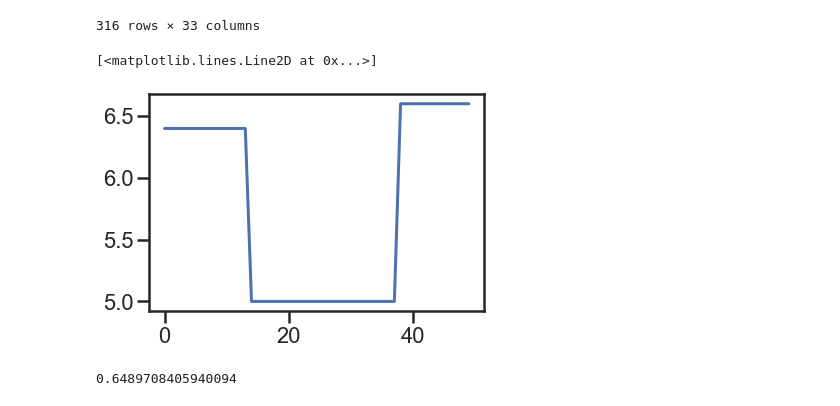
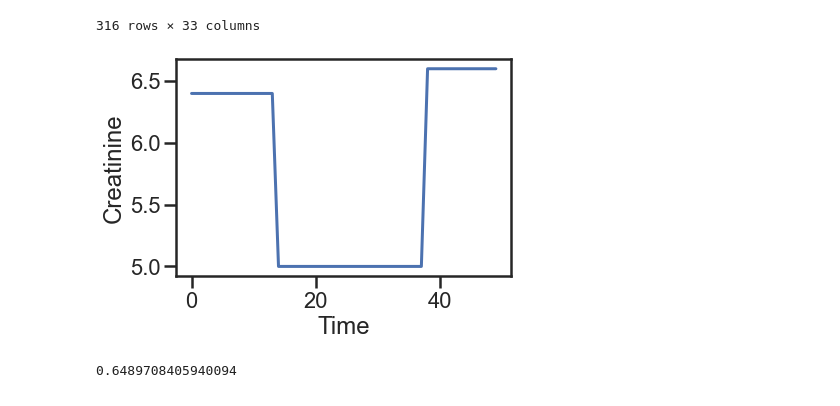
Before and after one commit to Hans0124SG/SPH6004_assignment2, a Jupyter notebook: MengXin.ipynb, the cells around one changed output. Cells and saved outputs as stored; diff of their text form; code cells hidden in the pictures.

```diff
--- a/MengXin.ipynb
+++ b/MengXin.ipynb
@@ -253,9 +363,9 @@ for w in range(49):
         patient_rolling['real_creatinine'] = patient['Creatinine']
         patient_rolling['real_urine_1'] = patient['1 hours urine output']
         patient_rolling['real_urine_6'] = patient['6 hours urine output']
-        patient_rolling['label_creatinine'] = patient['Creatinine'].shift(1)
-        patient_rolling['label_urine'] = patient['6 hours urine output'].shift(1)
-        patient_rolling['label_AKI'] = patient['AKI'].shift(1)
+        patient_rolling['label_creatinine'] = patient['Creatinine'].shift(6)
+        patient_rolling['label_urine'] = patient['6 hours urine output'].shift(6)
+        patient_rolling['label_AKI'] = patient['AKI'].shift(6)
         patient_rolling['label_AKI_happen'] = patient['AKI_happen']
 
 
@@ -316,9 +432,9 @@ for w in range(20):
         patient_rolling['real_creatinine'] = patient['Creatinine']
         patient_rolling['real_urine_1'] = patient['1 hours urine output']
         patient_rolling['real_urine_6'] = patient['6 hours urine output']
-        patient_rolling['label_creatinine'] = patient['Creatinine'].shift(1)
-        patient_rolling['label_urine'] = patient['6 hours urine output'].shift(1)
-        patient_rolling['label_AKI'] = patient['AKI'].shift(1)
+        patient_rolling['label_creatinine'] = patient['Creatinine'].shift(6)
+        patient_rolling['label_urine'] = patient['6 hours urine output'].shift(6)
+        patient_rolling['label_AKI'] = patient['AKI'].shift(6)
         patient_rolling['label_AKI_happen'] = patient['AKI_happen']
 
         rand = np.random.rand(1)
@@ -364,9 +480,7 @@ for w in range(20):
             if j>=5:
                 patient_urine_1 = (patient['urine_pre'].values[j-5:j]-0.5)>0
                 patient_urine_1 = ~(sum(patient_urine_1.astype(int))>0)
-                #patient_urine_2 = (patient['real_urine_6'].values[j-5:j]-0.5)>0
-               # patient_urine_2 = ~(sum(patient_urine_2.astype(int))>0)
-               # patient_urine = patient_urine and patient['real_urine'].values[j]<0.5
+
                 if patient_crestinine_1+patient_crestinine_2+patient_urine_1 > 0:
                     patient['AKI_pre'].values[j] = 1
                 else:
@@ -388,0 +533,6 @@ plt.savefig('./AKI.jpg')
+# %%
+model_c_r = clone(models[0])
+model_c_r.fit(X_rolling_train[features], y_rolling_train['label_creatinine'])
+
+model_u_r = clone(models[0])
+model_u_r.fit(X_rolling_train[features], y_rolling_train['label_urine'])
@@ -389,13 +541,13 @@ plt.savefig('./AKI.jpg')
 # %%
 # estimate AKI using predicted creatinine and urine
-esti = X_rolling_test.merge(y_rolling_test, how='outer', left_on=X_rolling_test.index, right_on=y_rolling_test.index)
+esti = X_rolling_train.merge(y_rolling_train, how='outer', left_on=X_rolling_train.index, right_on=y_rolling_train.index)
 esti['AKI_pre'] = esti['AKI']
-esti['creatinine_pre'] = model_c_r.predict(X_rolling_test[features])
-esti['urine_pre'] = model_u_r.predict(X_rolling_test[features])
+esti['creatinine_pre'] = model_c_r.predict(X_rolling_train[features])
+esti['urine_pre'] = model_u_r.predict(X_rolling_train[features])
 
 final = pd.DataFrame(0,columns=esti.columns,index=range(0))
 
-for i in range(500):
+for i in range(AKI_time.index.shape[0]):#range(500):
     patient = esti[esti['stay_key'] == stay_id[i]]
     if patient.values.shape[0]==0:
         continue
@@ -497,11 +649,14 @@ final[final['stay_key'] == 30000010]
 316 rows × 33 columns
 # %%
 #plot the creatinie in 50 hours
+import matplotlib.pyplot as plt
 fig = plt.figure()
 plt.plot(final[final['stay_key'] == 30000010][266:316]['Creatinine'].values)
+plt.xlabel('Time')
+plt.ylabel('Creatinine')
+plt.savefig('./creatinine.jpg')
 # %% [output]
-[<matplotlib.lines.Line2D at 0x...>]
-[figure, old version]
+[figure, new version]
 # %%
 #try some other guess
 veri = new
```
Also changed, not shown: parts of 12 cells of this notebook.
